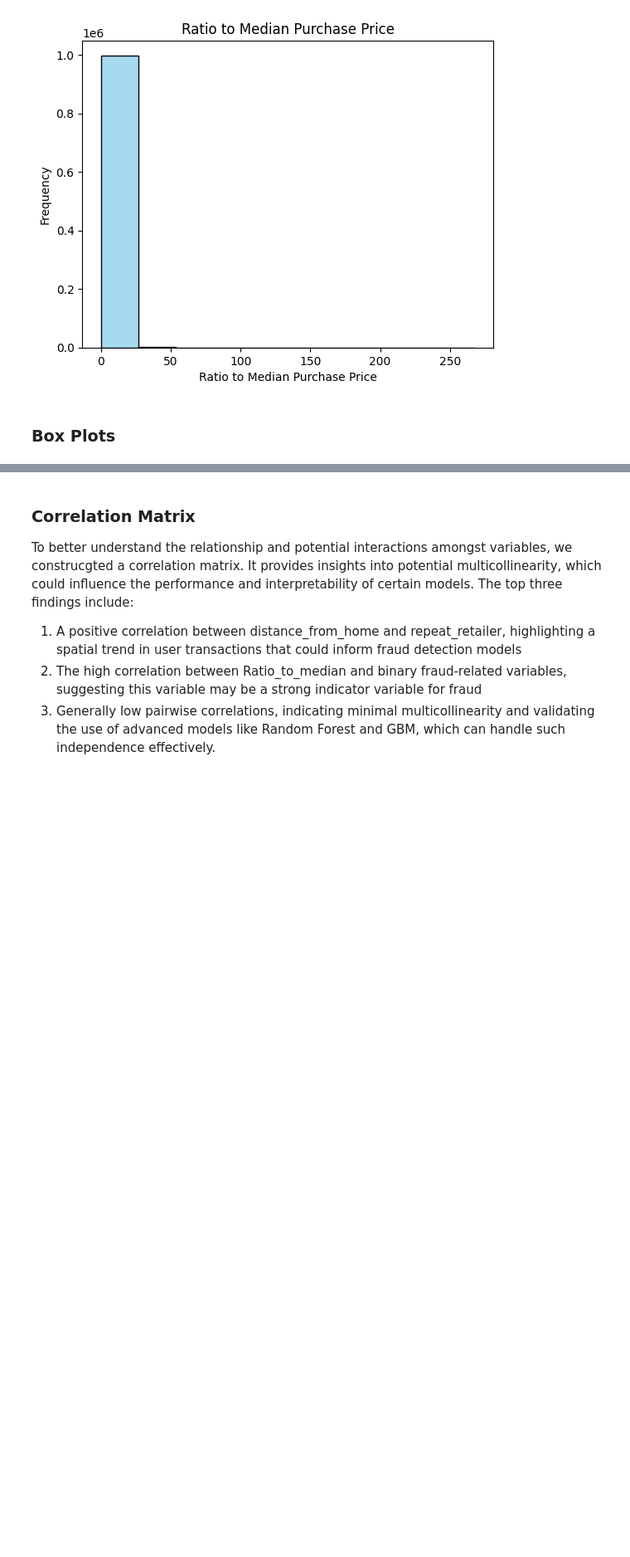
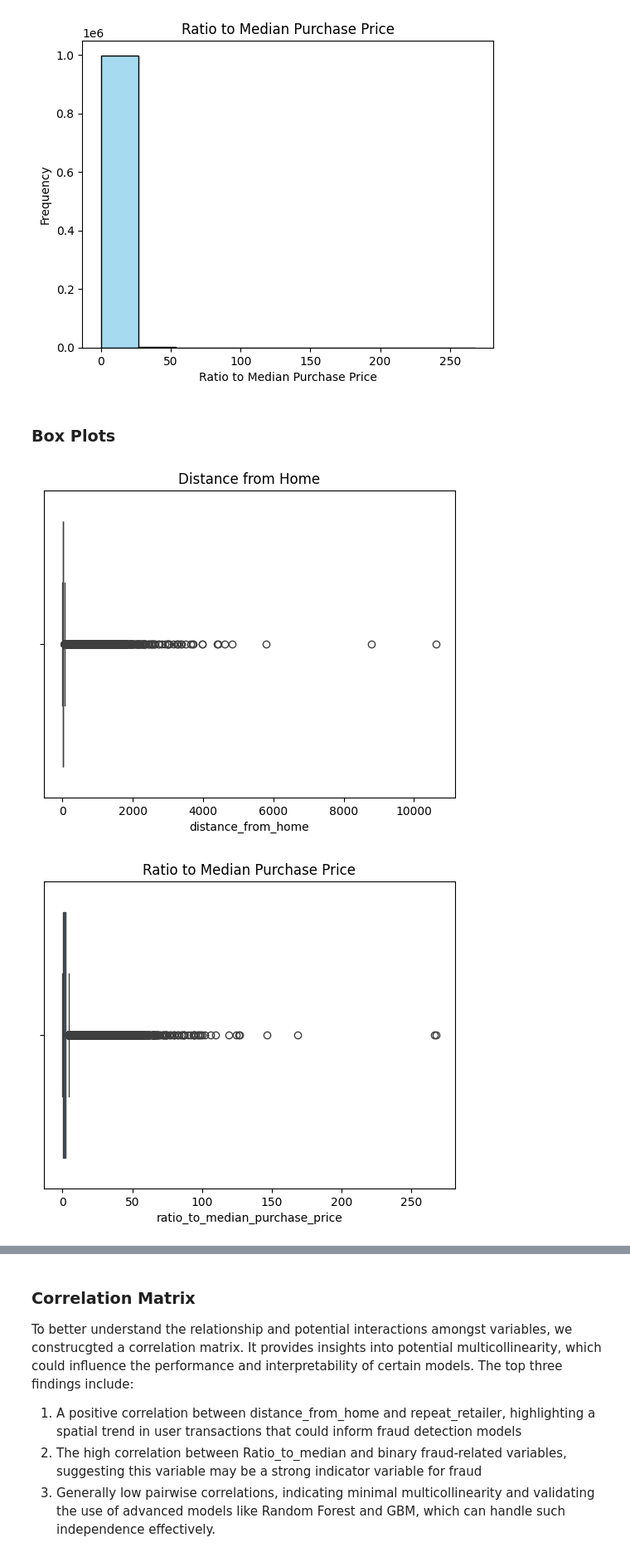
Before and after one commit to S-DeFerrari/ITEC-600-Fraud-Detection, a Jupyter notebook: ITEC_600_Final_Project.ipynb, the cells around one changed output, grey strips where cells are left out. Shown at 83% size. Drawn from its saved outputs; the diff is of its cells as text; code cells hidden in the pictures; blank space fills up the shorter version.

```diff
--- a/ITEC_600_Final_Project.ipynb
+++ b/ITEC_600_Final_Project.ipynb
@@ -198,3 +198,19 @@ plt.show()
 [figure]
 # %% [markdown]
 ### Box Plots
+# %%
+# continuous x variable box plots
+sns.boxplot(x=data['distance_from_home'])
+plt.title('Distance from Home')
+plt.show()
+
+sns.boxplot(x=data['ratio_to_median_purchase_price'])
+plt.title('Ratio to Median Purchase Price')
+plt.show()
+
+sns.boxplot(x=data['distance_from_last_transaction'])
+plt.title('Distance from Last Transaction')
+plt.show()
+# %% [output]
+[figure, added]
+[figure, added]
```
Also changed, not shown: parts of 1 cell of this notebook.
